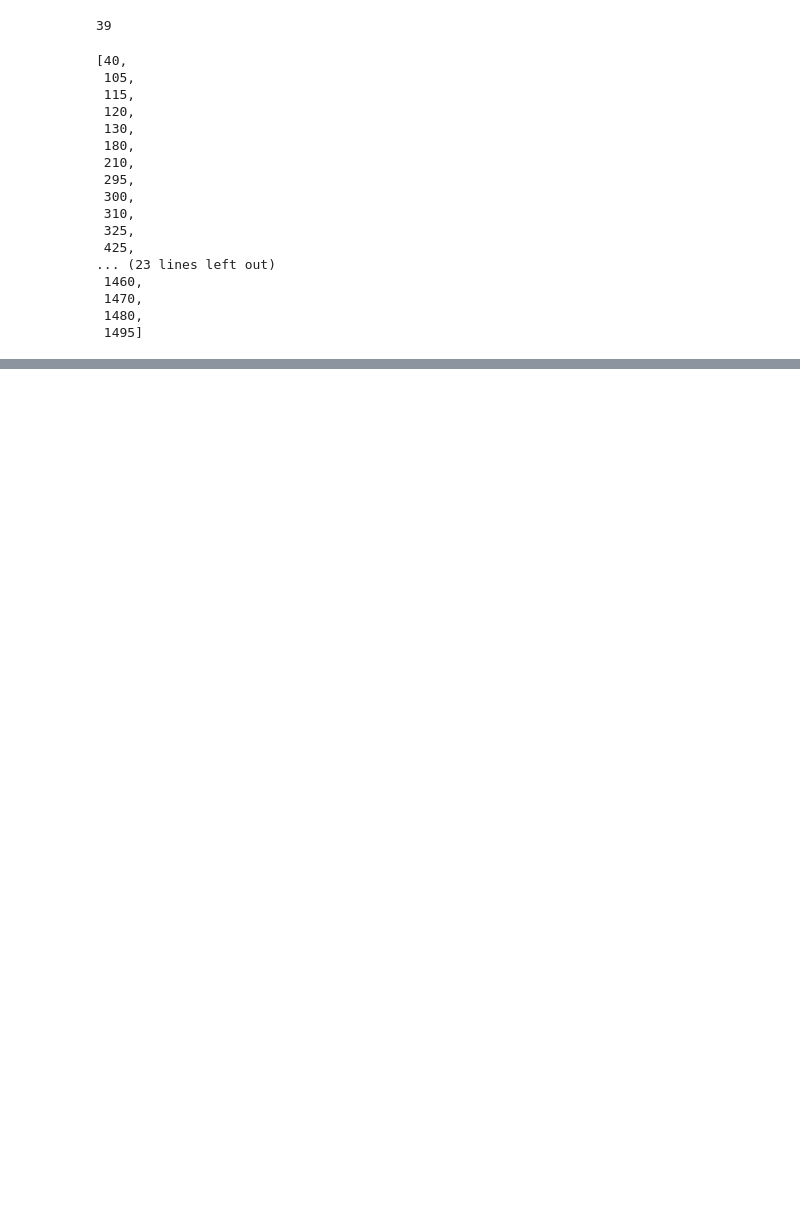
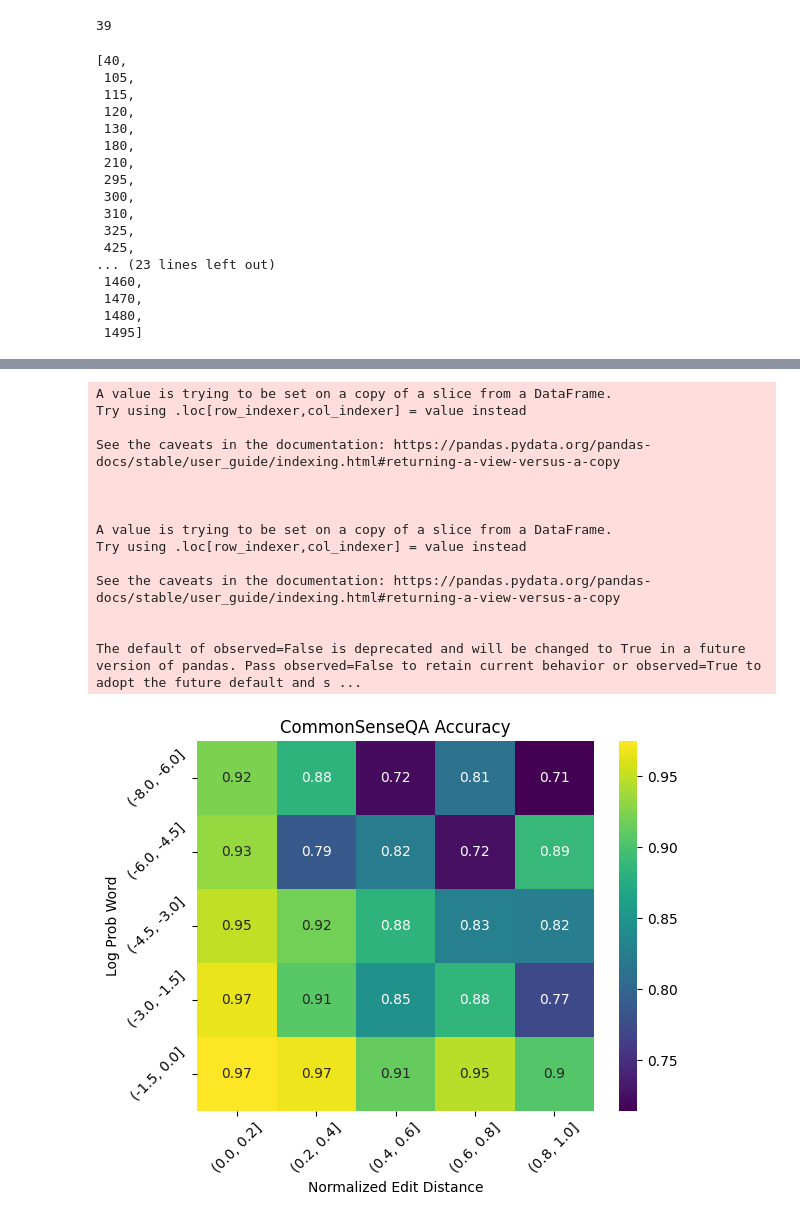
Before and after one commit to xocelyk/llm-typo, a Jupyter notebook: analysis.ipynb, the cells around one changed output, grey strips where cells are left out. Drawn from its saved outputs; the diff is of its cells as text; code cells hidden in the pictures; blank space fills up the shorter version.

```diff
--- a/analysis.ipynb
+++ b/analysis.ipynb
@@ -145,0 +335,50 @@ hard_question_indices
+# %%
+import pandas as pd
+import numpy as np
+import seaborn as sns
+import matplotlib.pyplot as plt
+
+# Define the bin edges for LogProbWord and NormalizedEditDistance
+logprobword_bins = [-8, -6, -4.5, -3, -1.5, 0]
+normalizededitdistance_bins = [0, .2, .4, .6, .8, 1]
+# %%
+# Bin the results based on LogProbWord and NormalizedEditDistance
+results['LogProbWordBin'] = pd.cut(results['LogProbWord'], bins=logprobword_bins)
+results['NormalizedEditDistanceBin'] = pd.cut(results['NormalizedEditDistance'], bins=normalizededitdistance_bins)
+
+# Calculate the average CorrectInt for each bin
+avg_correct_int = results.groupby(['LogProbWordBin', 'NormalizedEditDistanceBin'])['CorrectInt'].mean().reset_index()
+
+# Pivot the data for heatmap
+heatmap_data = avg_correct_int.pivot(index="LogProbWordBin", columns="NormalizedEditDistanceBin", values="CorrectInt")
+
+# Create the heatmap
+sns.heatmap(heatmap_data, cmap="viridis", annot=True)
+
+
+# Set labels and title
+plt.xlabel('Normalized Edit Distance')
+# change xtick labels manually
+plt.xticks(rotation=45)
+plt.yticks(rotation=45)
+plt.ylabel('Log Prob Word')
+plt.title('CommonSenseQA Accuracy')
+
+# Show the plot
+plt.show()
+# %% [output]
+A value is trying to be set on a copy of a slice from a DataFrame.
+Try using .loc[row_indexer,col_indexer] = value instead
+
+See the caveats in the documentation: https://pandas.pydata.org/pandas-docs/stable/user_guide/indexing.html#returning-a-view-versus-a-copy
+
+
+
+A value is trying to be set on a copy of a slice from a DataFrame.
+Try using .loc[row_indexer,col_indexer] = value instead
+
+See the caveats in the documentation: https://pandas.pydata.org/pandas-docs/stable/user_guide/indexing.html#returning-a-view-versus-a-copy
+
+
+The default of observed=False is deprecated and will be changed to True in a future version of pandas. Pass observed=False to retain current behavior or observed=True to adopt the future default and s ...
+[figure, added]
```
Also changed, not shown: parts of 15 cells of this notebook, 10 other files.
